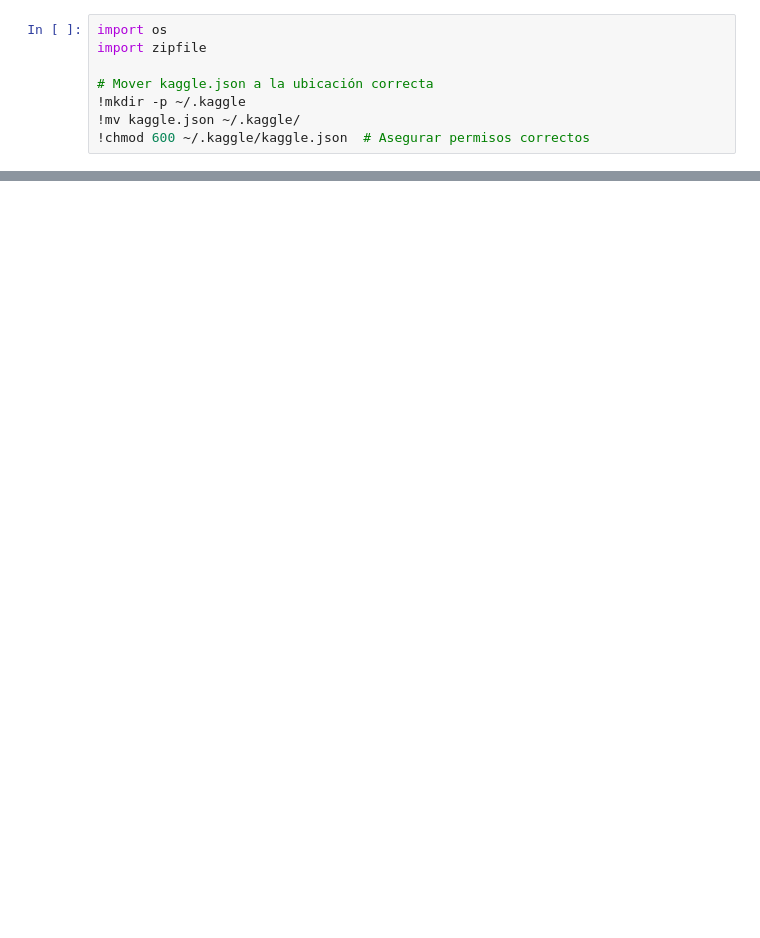
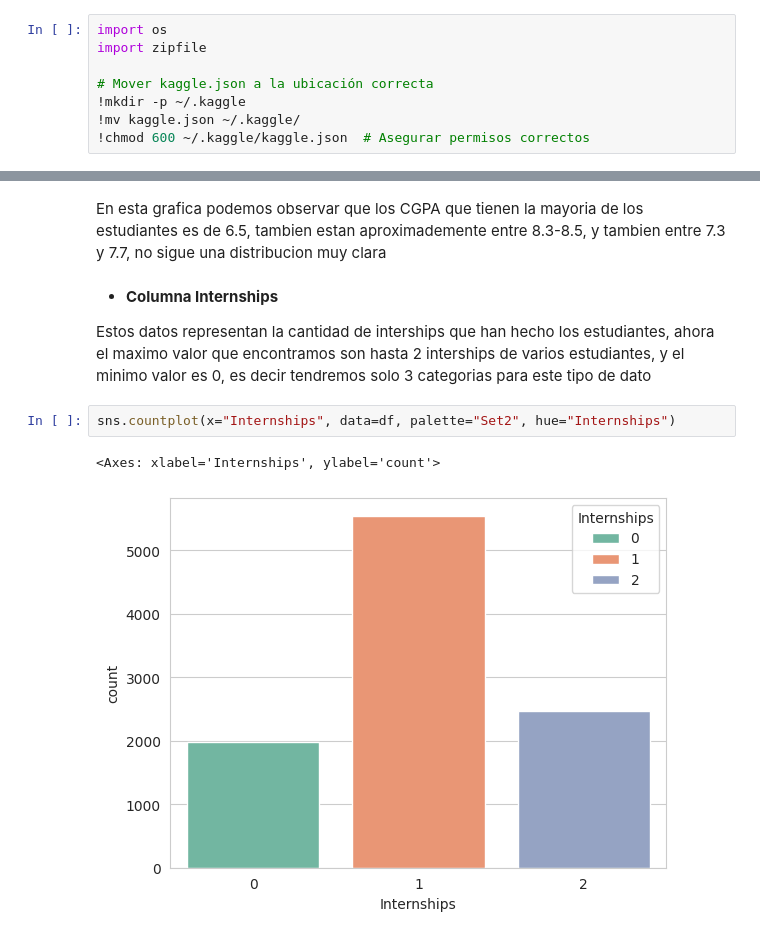
Before and after one commit to Dyaruro1/AI-Proyect-PlacementPrediction, a Jupyter notebook: Dataset_Proyecto.ipynb, the cells around one changed output, grey strips where cells are left out. Drawn from its saved outputs; the diff is of its cells as text; blank space fills up the shorter version.

```diff
--- a/Dataset_Proyecto.ipynb
+++ b/Dataset_Proyecto.ipynb
@@ -33,0 +181,11 @@ df.info()
+# %% [markdown]
+En esta grafica podemos observar que los CGPA que tienen la mayoria de los estudiantes es de 6.5, tambien estan aproximademente entre 8.3-8.5, y tambien entre 7.3 y 7.7, no sigue una distribucion muy clara
+# %% [markdown]
+- **Columna Internships**
+
+Estos datos representan la cantidad de interships que han hecho los estudiantes, ahora el maximo valor que encontramos son hasta 2 interships de varios estudiantes, y el minimo valor es 0, es decir tendremos solo 3 categorias para este tipo de dato
+# %%
+sns.countplot(x="Internships", data=df, palette="Set2", hue="Internships")
+# %% [output]
+<Axes: xlabel='Internships', ylabel='count'>
+[figure, added]
```
Also changed, not shown: parts of 50 cells of this notebook.
